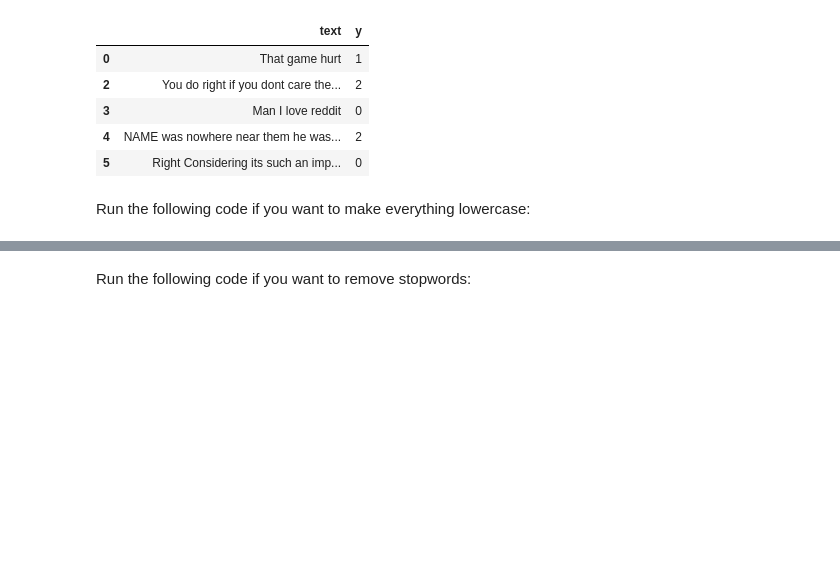
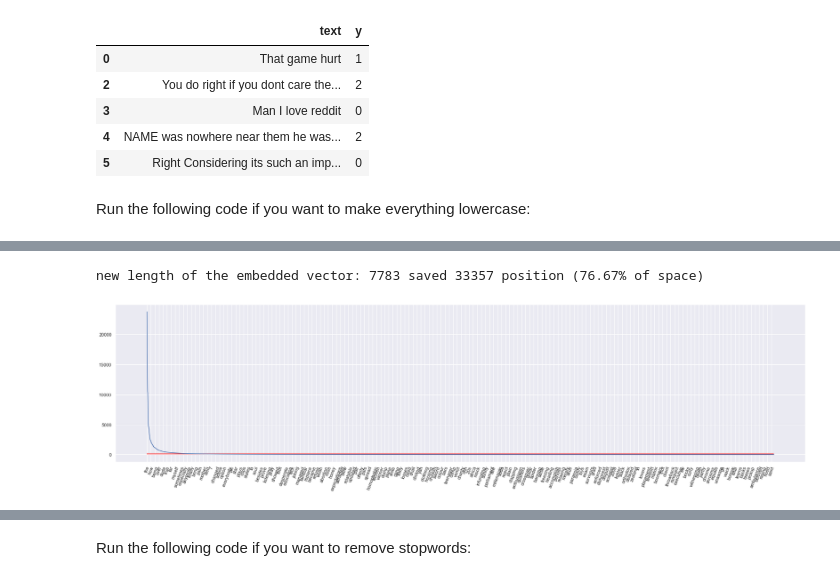
Before and after one commit to alesspalma/FDSProject, a Jupyter notebook: project.ipynb, the cells around one changed output, grey strips where cells are left out. Drawn from its saved outputs; the diff is of its cells as text; code cells hidden in the pictures; blank space fills up the shorter version.

```diff
--- a/project.ipynb
+++ b/project.ipynb
@@ -90,0 +218,15 @@ df.head()
+# %%
+old_len = len(word_freq)
+word_freq= word_freq[(word_freq>4)]
+print(f"new length of the embedded vector: {len(word_freq)} saved {old_len} position ({round((old_len-len(word_freq))/old_len*100,2)}% of space)")
+# %% [output]
+new length of the embedded vector: 7783 saved 33357 position (76.67% of space)
+# %%
+# Visualizing the NEW word_freq distribution
+fig, ax = plt.subplots(figsize=(30,7))
+ax.plot(np.arange(len(word_freq)), word_freq.values)
+ax.hlines(word_freq.values.mean(),-1, len(word_freq),colors='red')
+tk = plt.xticks(ticks= np.arange(0,len(word_freq), 50), labels=word_freq.index[np.arange(0,len(word_freq), 50)], rotation=70)
+tk_y = plt.yticks
+# %% [output]
+[figure, added]
```
Also changed, not shown: parts of 82 cells of this notebook, 10 other files.
